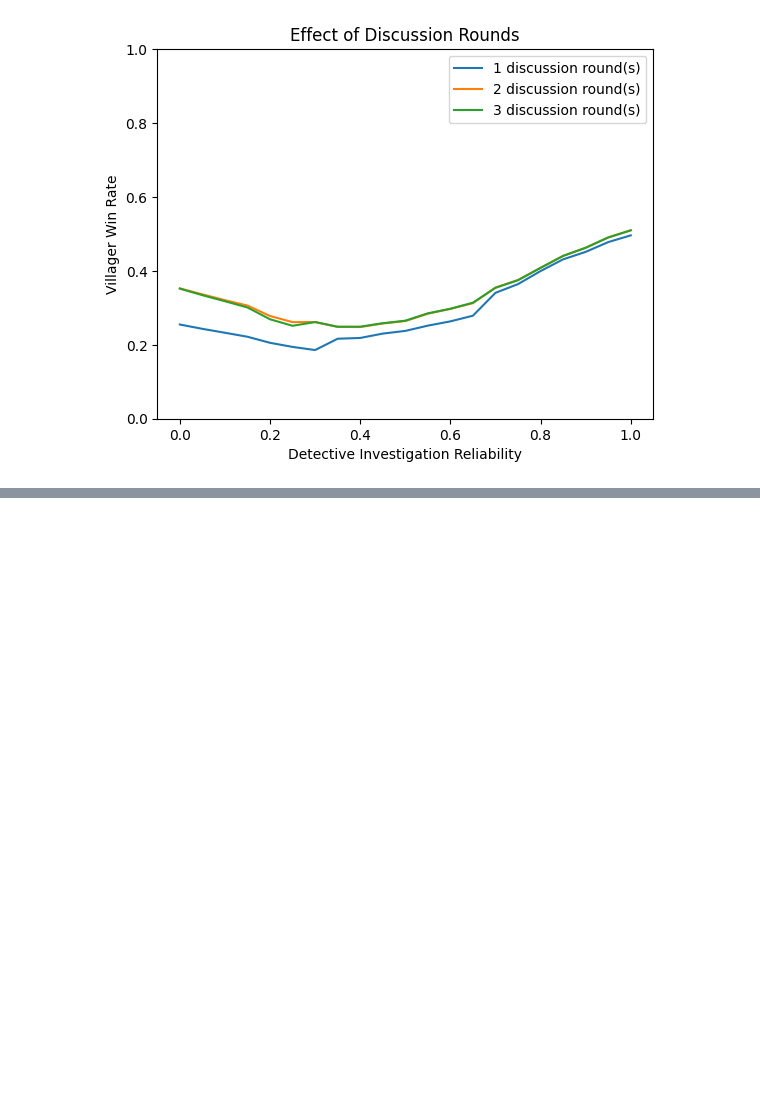
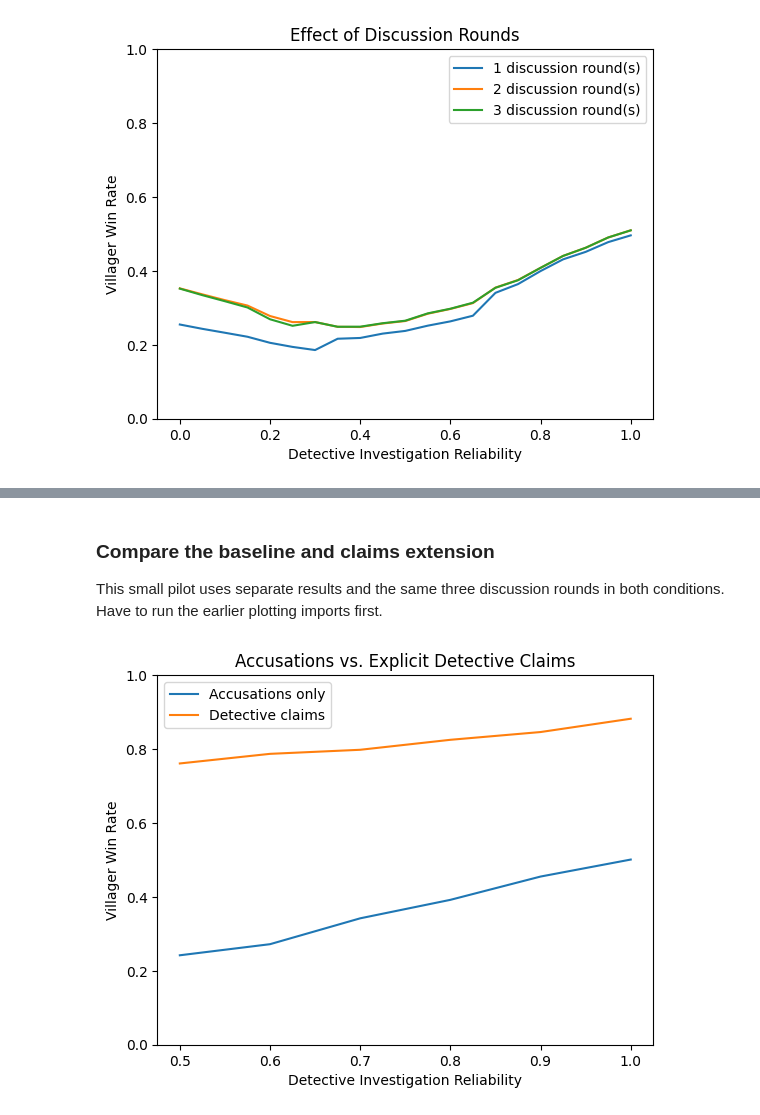
Before and after one commit to ddinesh19/15784_Mafia, a Jupyter notebook: SimpleMafiaBayesianBaseline.ipynb, the cells around one changed output, grey strips where cells are left out. Drawn from its saved outputs; the diff is of its cells as text; code cells hidden in the pictures; blank space fills up the shorter version.

Commit message:
Added detective claims, mafia accusations and evaluation on reliability

```diff
--- a/SimpleMafiaBayesianBaseline.ipynb
+++ b/SimpleMafiaBayesianBaseline.ipynb
@@ -371,0 +533,38 @@ plt.show()
+# %% [markdown]
+### Compare the baseline and claims extension
+
+This small pilot uses separate results and the same three discussion rounds in both conditions. Have to run the earlier plotting imports first.
+# %%
+claim_num_games = 1000 #Increase after checking the example
+claim_reliabilities = [0.5, 0.6, 0.7, 0.8, 0.9, 1.0]
+claim_discussion_rounds = 3
+claim_seed = 42
+claim_comparison_results = {}
+
+claim_random_state = random.getstate()
+try:
+  for claim_label, claim_game_class in [("Accusations only", Game), ("Detective claims", ClaimGame)]:
+    claim_comparison_results[claim_label] = {}
+    for claim_reliability in tqdm(claim_reliabilities, desc=claim_label):
+      claim_wins = 0
+      for claim_i in range(claim_num_games):
+        random.seed(claim_seed + claim_i)
+        claim_game = claim_game_class(claim_reliability, claim_discussion_rounds)
+        claim_result = claim_game.play()
+        if claim_result["winner"] == "Villager":
+          claim_wins += 1
+      claim_comparison_results[claim_label][claim_reliability] = claim_wins / claim_num_games
+finally:
+  random.setstate(claim_random_state)
+
+plt.figure()
+for claim_label, claim_rates in claim_comparison_results.items():
+  plt.plot(list(claim_rates.keys()), list(claim_rates.values()), label=claim_label)
+plt.xlabel("Detective Investigation Reliability")
+plt.ylabel("Villager Win Rate")
+plt.title("Accusations vs. Explicit Detective Claims")
+plt.ylim(0,1)
+plt.legend()
+plt.show()
+# %% [output]
+[figure, added]
```
Also changed, not shown: parts of 9 cells of this notebook.
